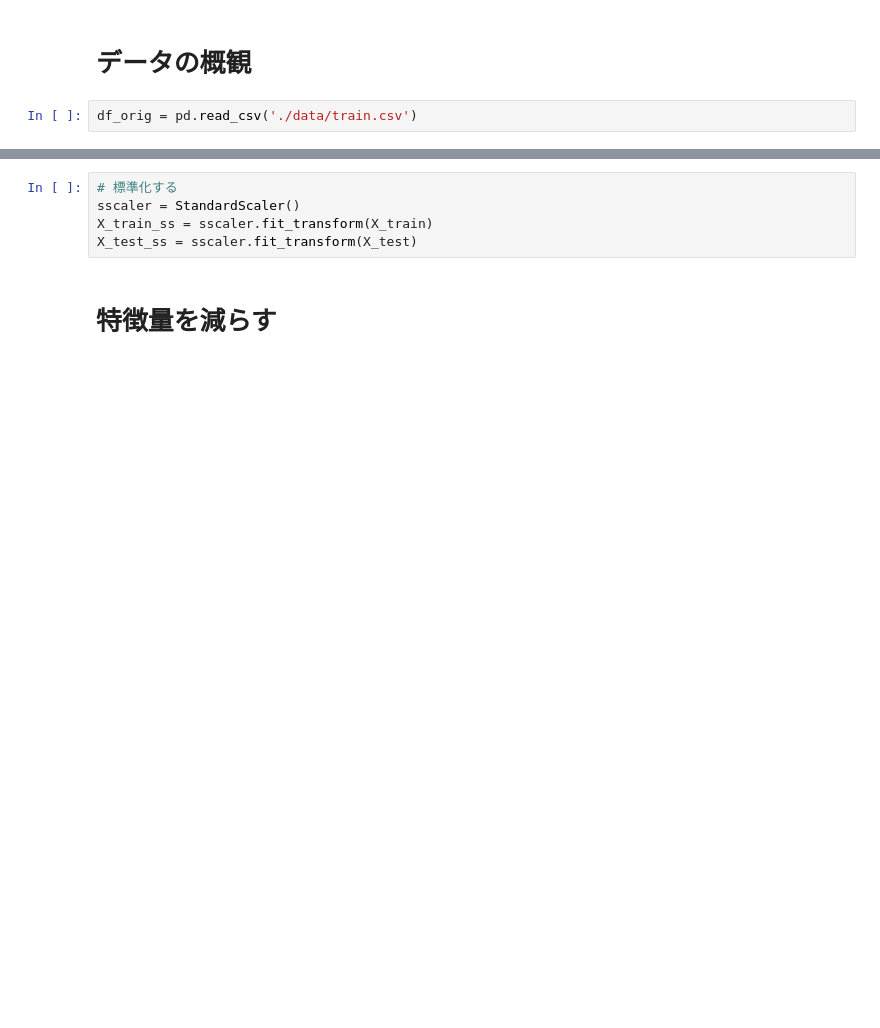
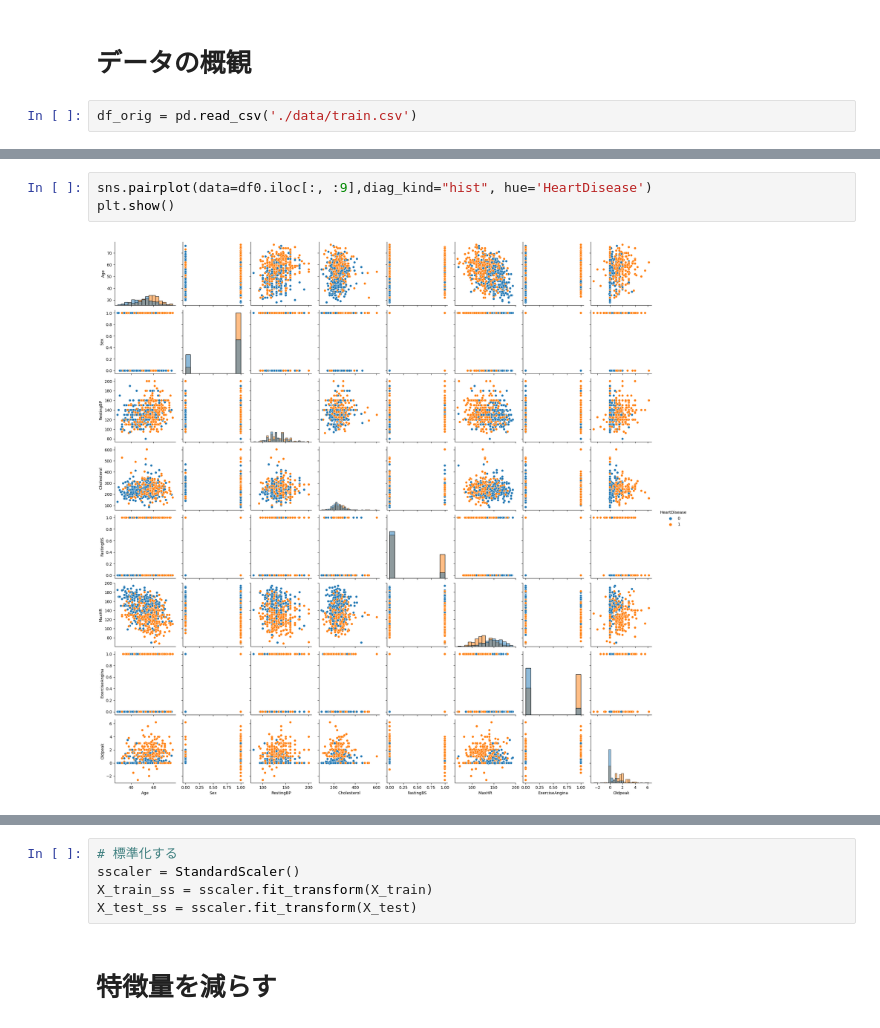
Before and after one commit to sushiizukatsu/problem2, a Jupyter notebook: problem2.ipynb, the cells around one changed output, grey strips where cells are left out. Drawn from its saved outputs; the diff is of its cells as text; blank space fills up the shorter version.

```diff
--- a/problem2.ipynb
+++ b/problem2.ipynb
@@ -156,4 +153,9 @@ for i in range(0, df.shape[1]-1):
 plt.show()
 # %% [output]
 [figure]
+# %%
+sns.pairplot(data=df0.iloc[:, :9],diag_kind="hist", hue='HeartDisease')
+plt.show()
+# %% [output]
+[figure, added]
 # %%
```
Also changed, not shown: parts of 28 cells of this notebook.
